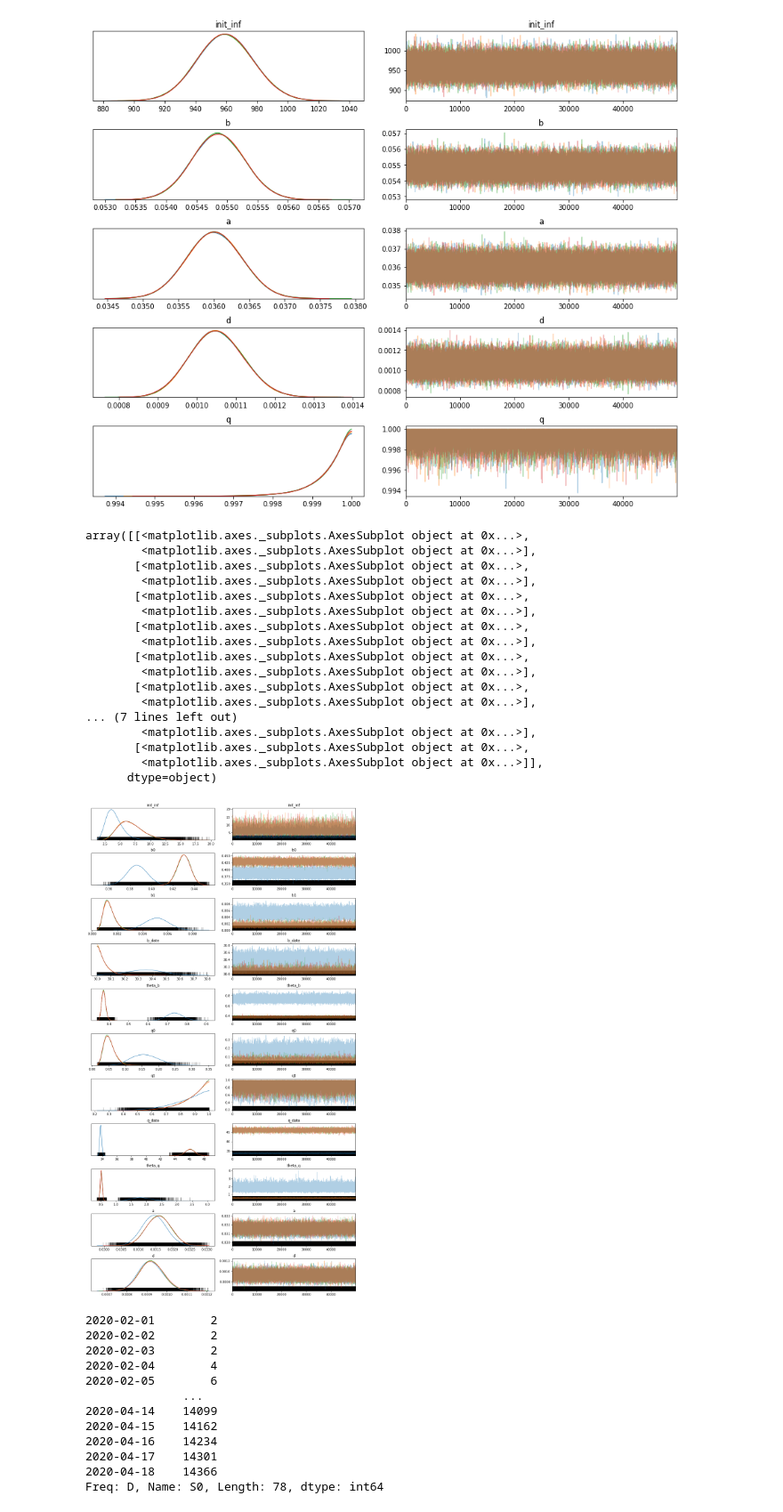
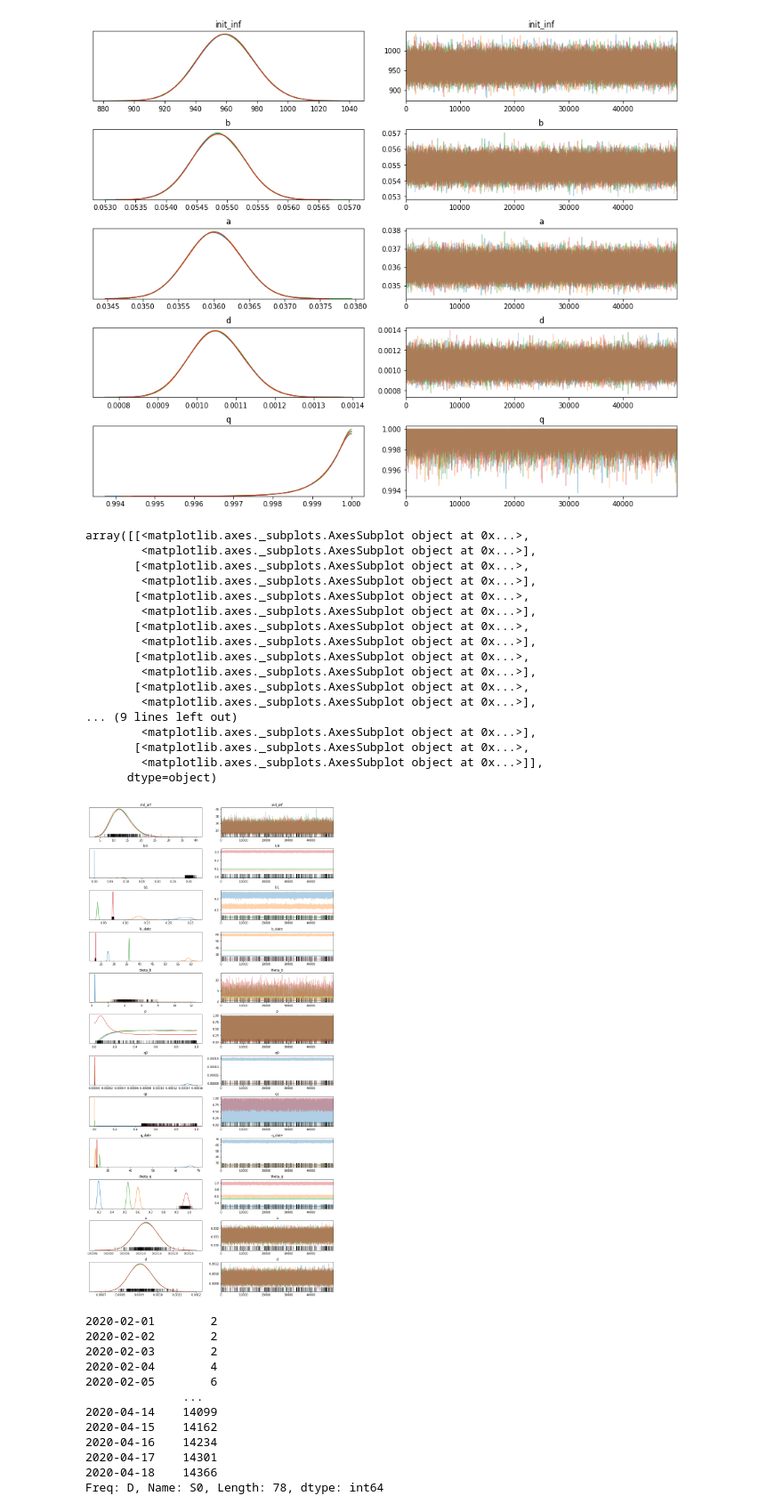
Before and after one commit to yoriyuki/BayesianCOVID19, a Jupyter notebook: notebook/BayesianCOVID19.ipynb, the cells around one changed output. Shown at 89% size. Saved outputs shown, nothing was run; the diff lists cells and outputs as text; code cells hidden in the pictures.

```diff
--- a/notebook/BayesianCOVID19.ipynb
+++ b/notebook/BayesianCOVID19.ipynb
@@ -62,8 +60,8 @@ sm_const = pystan.StanModel(file="const.stan")
 INFO:pystan:COMPILING THE C++ CODE FOR MODEL anon_model_49e51ece6765632a372cdde7edd52f96 NOW.
 # %%
 # Train the model and generate samples
-#fit_start_1 = sm_1.sampling(data=data, iter=iteration, init='random')
-#fit_start_1
+fit_1 = sm_1.sampling(data=data, iter=iteration, init='random')
+fit_1
 # %% [output]
 WARNING:pystan:n_eff / iter below 0.001 indicates that the effective sample size has likely been overestimated
 WARNING:pystan:Rhat above 1.1 or below 0.9 indicates that the chains very likely have not mixed
@@ -152,7 +121,7 @@ convergence, Rhat=1).
 # %%
 import pickle
 with open("sm1_fit.pkl", "wb") as f:
-    pickle.dump({'model' : sm_1, 'fit' : fit_start_1}, f, protocol=-1)
+    pickle.dump({'model' : sm_1, 'fit' : fit_1}, f, protocol=-1)
     # or with a list
     # pickle.dump([model, fit], f, protocol=-1)
 # %% [output]
@@ -183,7 +152,7 @@ with open("sm1_fit.pkl", "rb") as f:
     # or with a list
     # data_list = pickle.load(f)
 sm_1 = data_dict['model']
-fit_start_1 = data_dict['fit']
+fit_1 = data_dict['fit']
 # fit = data_list[1]
 # %%
 # with open("sm2_fit.pkl", "rb") as f:
@@ -205,8 +174,9 @@ fit_const = data_dict['fit']
 ### Convergence
 # %%
 data_const = az.from_pystan(fit_const, log_likelihood='log_lik')
-data_1 = az.from_pystan(fit_start_1, log_likelihood='log_lik')
+data_1 = az.from_pystan(fit_1, log_likelihood='log_lik')
 #data_2 = az.from_pystan(fit_start_2, log_likelihood='log_lik')
+#data_fixed_q = az.from_pystan(fit_fixed_q, log_likelihood='log_lik')
 # %%
 az.plot_trace(data_const, var_names=['init_inf', 'b', 'a', 'd', 'q'])
 # %% [output]
@@ -223,26 +193,26 @@ array([[<matplotlib.axes._subplots.AxesSubplot object at 0x...>,
       dtype=object)
 [figure]
 # %%
-az.plot_trace(data_1, var_names=['init_inf', 'b0', 'b1', 'b_date', 'theta_b', 'q0', 'q1', 'q_date', 'theta_q', 'a', 'd'])
+az.plot_trace(data_1, var_names=['init_inf', 'b0', 'b1', 'b_date', 'theta_b', 'p', 'q0', 'q1', 'q_date', 'theta_q', 'a', 'd'])
 # %% [output]
 array([[<matplotlib.axes._subplots.AxesSubplot object at 0x...>,
         <matplotlib.axes._subplots.AxesSubplot object at 0x...>],
        [<matplotlib.axes._subplots.AxesSubplot object at 0x...>,
         <matplotlib.axes._subplots.AxesSubplot object at 0x...>],
        [<matplotlib.axes._subplots.AxesSubplot object at 0x...>,
         <matplotlib.axes._subplots.AxesSubplot object at 0x...>],
        [<matplotlib.axes._subplots.AxesSubplot object at 0x...>,
         <matplotlib.axes._subplots.AxesSubplot object at 0x...>],
        [<matplotlib.axes._subplots.AxesSubplot object at 0x...>,
         <matplotlib.axes._subplots.AxesSubplot object at 0x...>],
        [<matplotlib.axes._subplots.AxesSubplot object at 0x...>,
         <matplotlib.axes._subplots.AxesSubplot object at 0x...>],
-... (7 lines left out)
+... (9 lines left out)
         <matplotlib.axes._subplots.AxesSubplot object at 0x...>],
        [<matplotlib.axes._subplots.AxesSubplot object at 0x...>,
         <matplotlib.axes._subplots.AxesSubplot object at 0x...>]],
       dtype=object)
-[figure, old version]
+[figure, new version]
 # %%
 # az.plot_trace(data_2, var_names=['init_inf', 'b0', 'b1', 'b2', 'b_date', 'b2_date', 'theta_b', 'theta_b2',
 #                                  'q0', 'q1', 'q2', 'q_date', 'q2_date', 'theta_q', 'theta_q2', 'a', 'd'])
```
Also changed, not shown: parts of 5 cells of this notebook, 2 other files.
